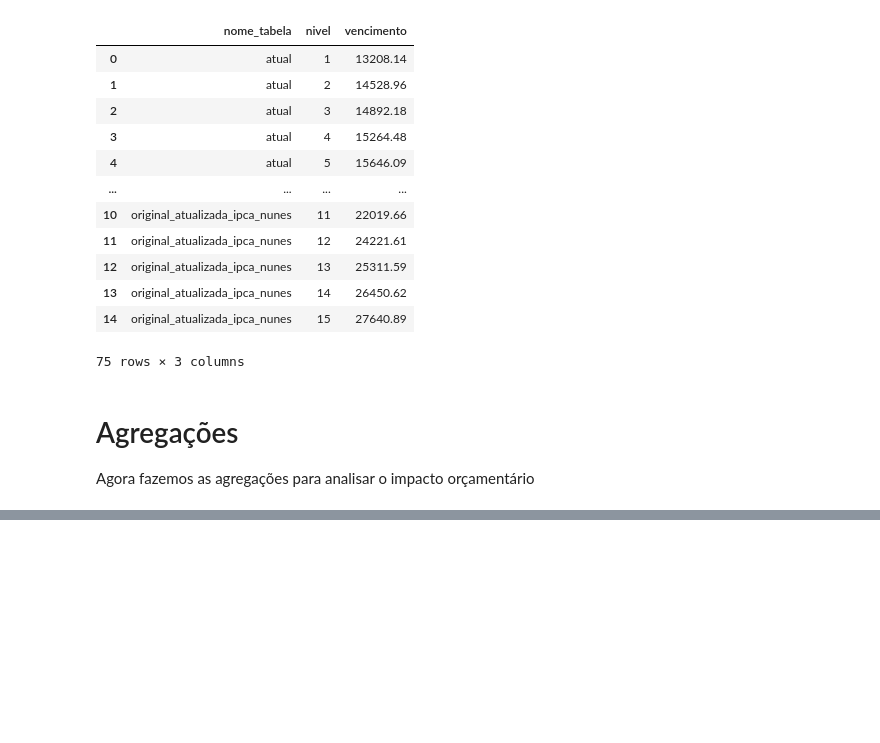
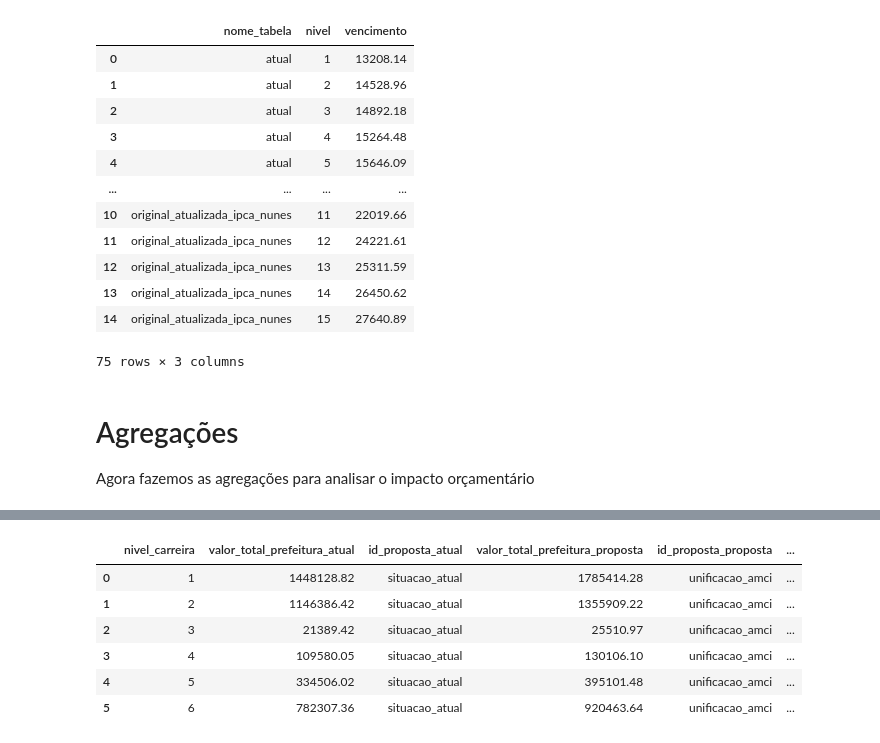
Before and after one commit to h-pgy/estimativa_reajuste_appgg, a Jupyter notebook: calculo_impacto_reajuste.ipynb, the cells around one changed output, grey strips where cells are left out. Saved outputs shown, nothing was run; the diff lists cells and outputs as text; code cells hidden in the pictures; blank space fills up the shorter version.

Commit message:
impactos anuais simples

```diff
--- a/calculo_impacto_reajuste.ipynb
+++ b/calculo_impacto_reajuste.ipynb
@@ -650,0 +690,22 @@ total_ipca_nunes
+# %%
+def impacto_mensal(situacao_atual, proposta):
+
+    join = pd.merge(situacao_atual, proposta, on='nivel_carreira', suffixes=('_atual', '_proposta'))
+    join['impacto_mensal'] = join['valor_total_prefeitura_proposta'] - join['valor_total_prefeitura_atual']
+
+    return join
+# %%
+impacto_mensal_amci = impacto_mensal(total_atual, total_amci)
+impacto_mensal_ipca = impacto_mensal(total_atual, total_ipca)
+impacto_mensal_ipca_nunes = impacto_mensal(total_atual, total_ipca_nunes)
+# %%
+impacto_mensal_amci.to_csv('impacto_mensal_amci.csv', sep=';')
+impacto_mensal_amci
+# %% [output]
+|  | nivel_carreira | valor_total_prefeitura_atual | id_proposta_atual | valor_total_prefeitura_proposta | id_proposta_proposta | ... |
+| 0 | 1 | 1448128.82 | situacao_atual | 1785414.28 | unificacao_amci | ... |
+| 1 | 2 | 1146386.42 | situacao_atual | 1355909.22 | unificacao_amci | ... |
+| 2 | 3 | 21389.42 | situacao_atual | 25510.97 | unificacao_amci | ... |
+| 3 | 4 | 109580.05 | situacao_atual | 130106.10 | unificacao_amci | ... |
+| 4 | 5 | 334506.02 | situacao_atual | 395101.48 | unificacao_amci | ... |
+| 5 | 6 | 782307.36 | situacao_atual | 920463.64 | unificacao_amci | ... |
```
Also changed, not shown: parts of 18 cells of this notebook, 13 other files.
